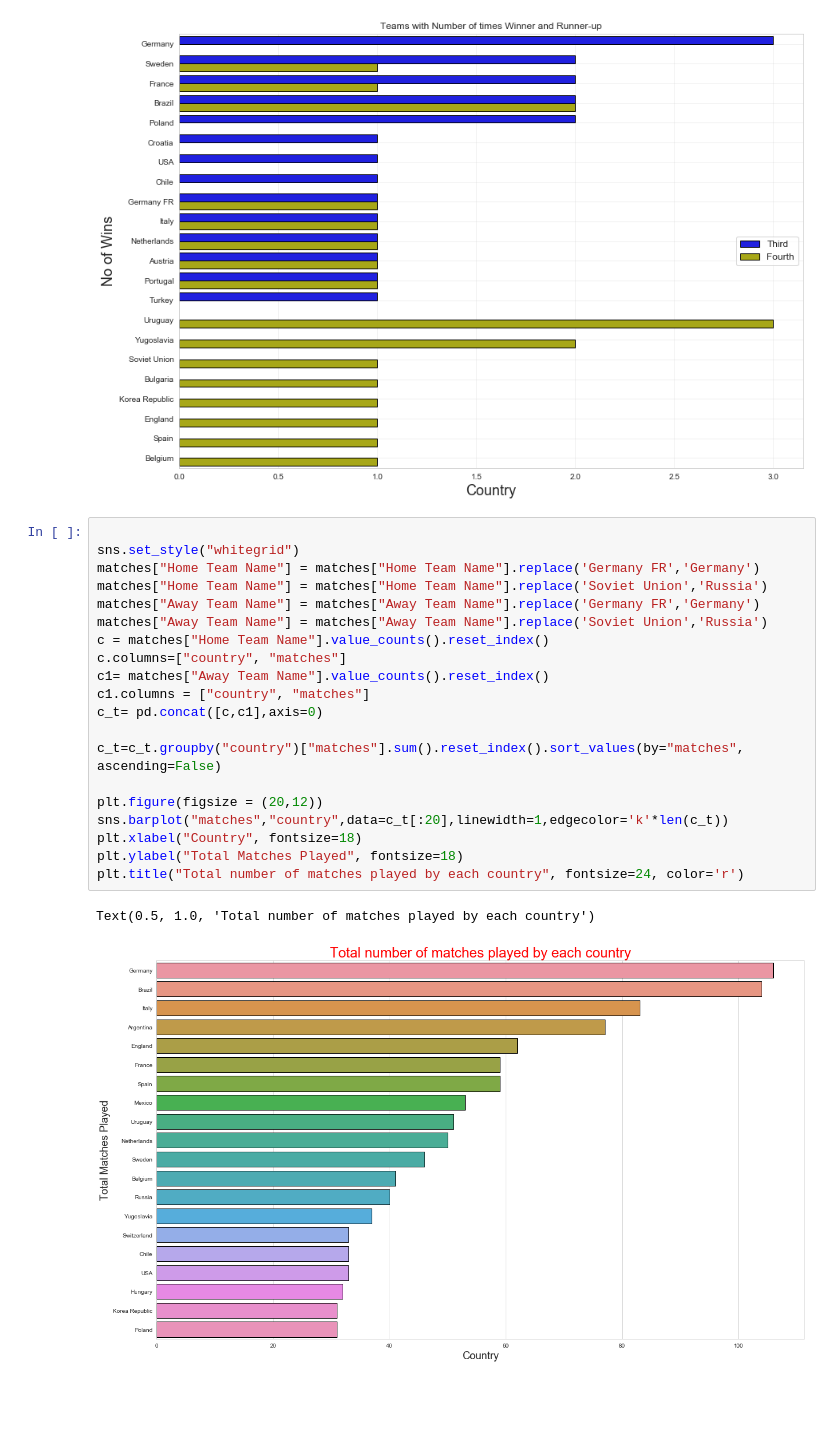
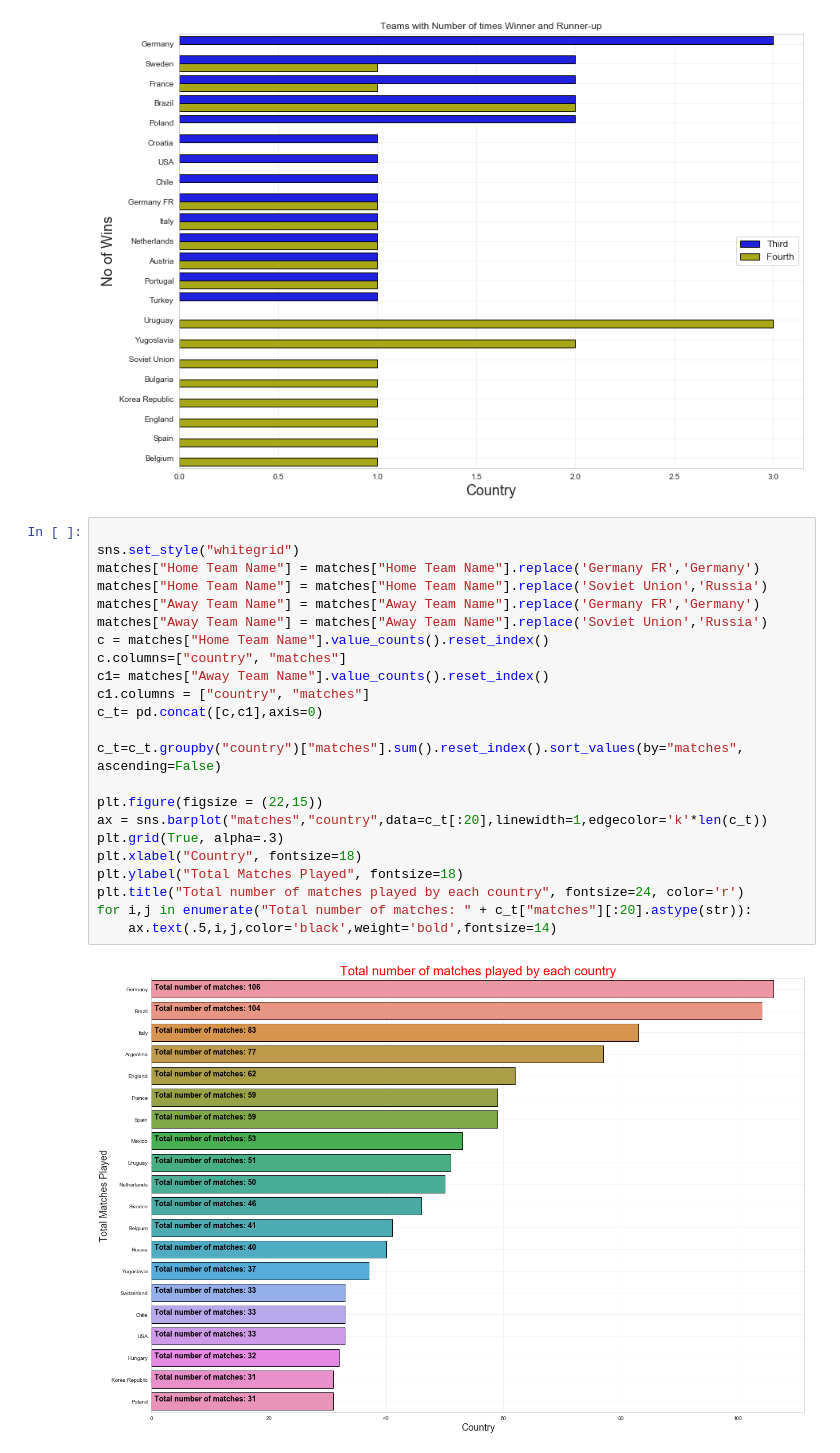
Before and after one commit to saurabh906/Fifa-Project, a Jupyter notebook: Fifa Project Notebook.ipynb, the cells around one changed output. Cells and saved outputs as stored; diff of their text form; blank space fills up the shorter version.

Commit message:
bar plot work done

```diff
--- a/Fifa Project Notebook.ipynb
+++ b/Fifa Project Notebook.ipynb
@@ -145,23 +145,25 @@ plt.legend(loc="center right",prop={"size":12})
 # %%
 
 sns.set_style("whitegrid")
 matches["Home Team Name"] = matches["Home Team Name"].replace('Germany FR','Germany')
 matches["Home Team Name"] = matches["Home Team Name"].replace('Soviet Union','Russia')
 matches["Away Team Name"] = matches["Away Team Name"].replace('Germany FR','Germany')
 matches["Away Team Name"] = matches["Away Team Name"].replace('Soviet Union','Russia')
 c = matches["Home Team Name"].value_counts().reset_index()
 c.columns=["country", "matches"]
 c1= matches["Away Team Name"].value_counts().reset_index()
 c1.columns = ["country", "matches"]
 c_t= pd.concat([c,c1],axis=0)
 
 c_t=c_t.groupby("country")["matches"].sum().reset_index().sort_values(by="matches", ascending=False)
 
-plt.figure(figsize = (20,12))
-sns.barplot("matches","country",data=c_t[:20],linewidth=1,edgecolor='k'*len(c_t))
+plt.figure(figsize = (22,15))
+ax = sns.barplot("matches","country",data=c_t[:20],linewidth=1,edgecolor='k'*len(c_t))
+plt.grid(True, alpha=.3)
 plt.xlabel("Country", fontsize=18)
 plt.ylabel("Total Matches Played", fontsize=18)
 plt.title("Total number of matches played by each country", fontsize=24, color='r')
+for i,j in enumerate("Total number of matches: " + c_t["matches"][:20].astype(str)):
+    ax.text(.5,i,j,color='black',weight='bold',fontsize=14)
 # %% [output]
-Text(0.5, 1.0, 'Total number of matches played by each country')
-[figure, old version]
+[figure, new version]
```
Also changed, not shown: parts of 1 cell of this notebook.
